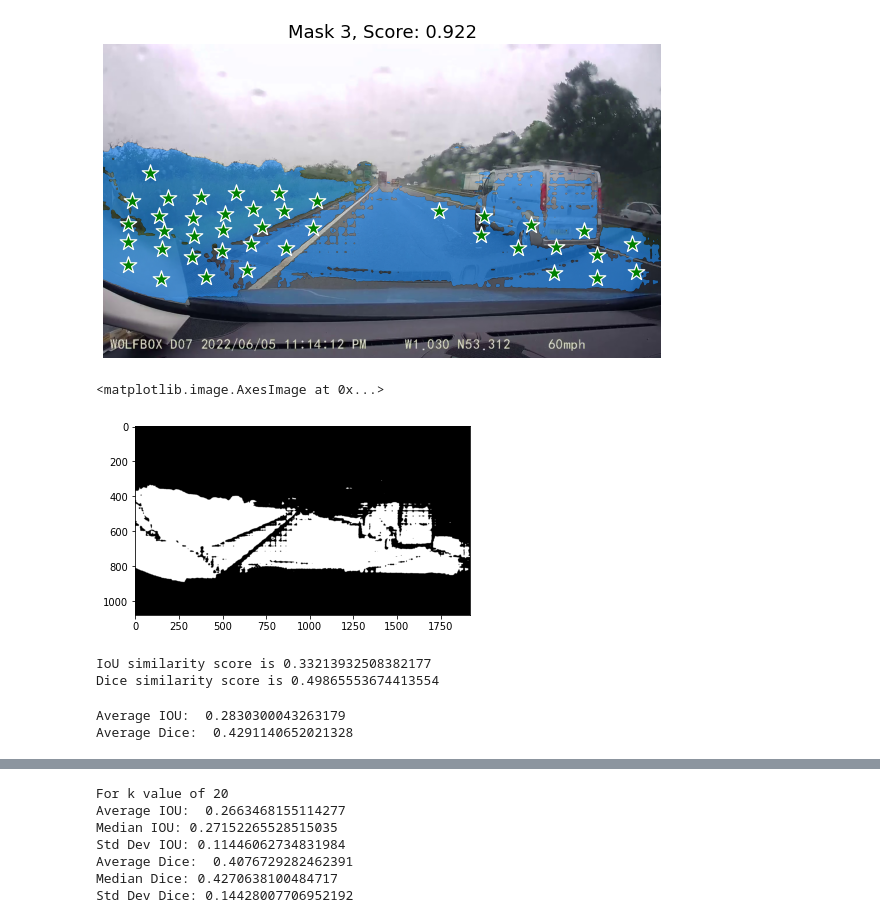
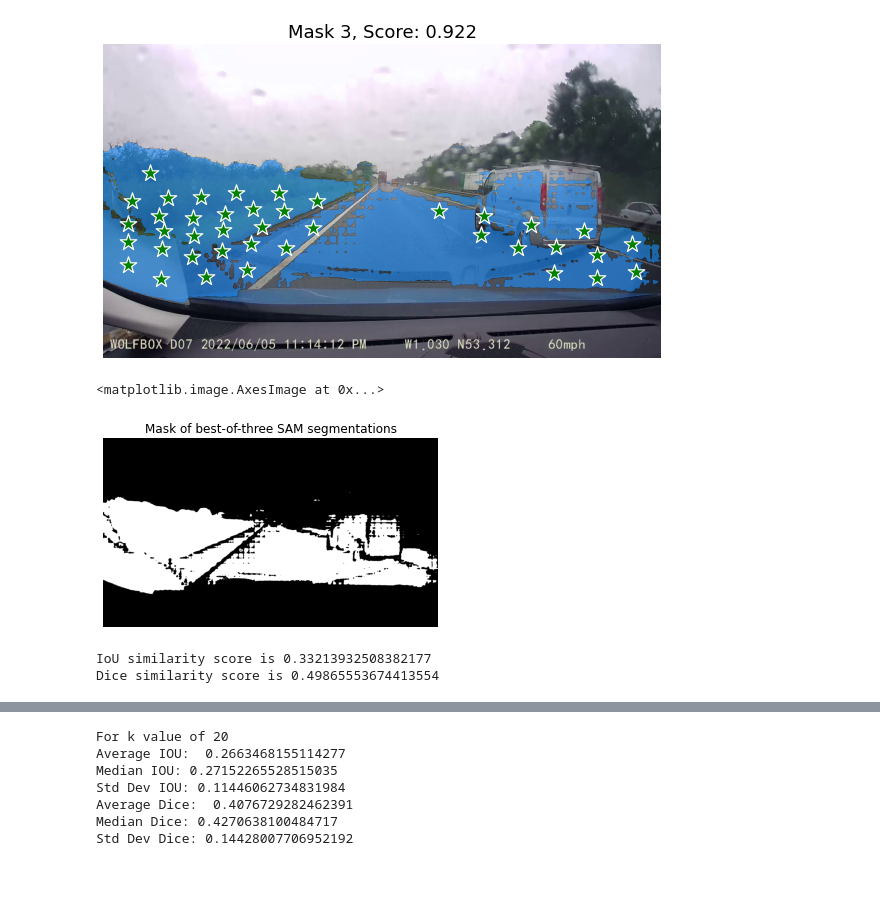
Before and after one commit to oakleighw/VergeSegmentLitterPaste, a Jupyter notebook: SAM_Verge_Evaluate.ipynb, the cells around one changed output, grey strips where cells are left out. Cells and saved outputs as stored; diff of their text form; code cells hidden in the pictures; blank space fills up the shorter version.

```diff
--- a/SAM_Verge_Evaluate.ipynb
+++ b/SAM_Verge_Evaluate.ipynb
@@ -131,8 +127,11 @@ mask3 = np.squeeze(mask_input)
-# %%
-plt.imshow(mask3,cmap = 'gray')
-# %% [output]
-<matplotlib.image.AxesImage at 0x...>
-[figure, removed]
+# %%
+mask3 = np.squeeze(mask_input)
+plt.axis('off')
+plt.title("Mask of best-of-three SAM segmentations")
+plt.imshow(mask3,cmap = 'gray')
+# %% [output]
+<matplotlib.image.AxesImage at 0x...>
+[figure, added]
 # %%
 #takes x and y centers from entire dataset
 def reduce_points(centx,centy,k=15):
@@ -199,43 +199,3 @@ test = SAM_segment(image,x,y, predictor)
 # %% [output]
 IoU similarity score is 0.33213932508382177
 Dice similarity score is 0.49865553674413554
-# %%
-from tqdm import tqdm
-#Perform over all dataset
-samples = r'/workspace/gvData/segSamps/gv_seg'
-
-samp_fs = os.listdir(samples)
-mask_fs = os.listdir(gt_dir)
-
-ious = []
-dices = []
-
-x,y = reduce_points(centx,centy,40)
-
-for i in tqdm(range(0,len(samp_fs))):
-    im_p = os.path.join(samples,samp_fs[i])
-    gt_name = samp_fs[i].replace(".jpg",".png")
-
-    gt_p = os.path.join(gt_dir,gt_name)
-
-    im = cv2.imread(im_p)
-
-    #format full image
-
-    segged = SAM_segment(im,x,y,predictor)
-
-    #format mask
-    gt_mask = cv2.imread(gt_p)
-    m = format_gt(gt_mask)
-
-    (dice, iou_score) = evaluate_segment(segged,m)
-
-
-    ious.append(iou_score)
-    dices.append(dice)
-
-print("Average IOU: ", np.mean(ious))
-print("Average Dice: ", np.mean(dices))
-# %% [output]
-Average IOU:  0.2830300043263179
-Average Dice:  0.4291140652021328
```
Also changed, not shown: parts of 22 cells of this notebook.
